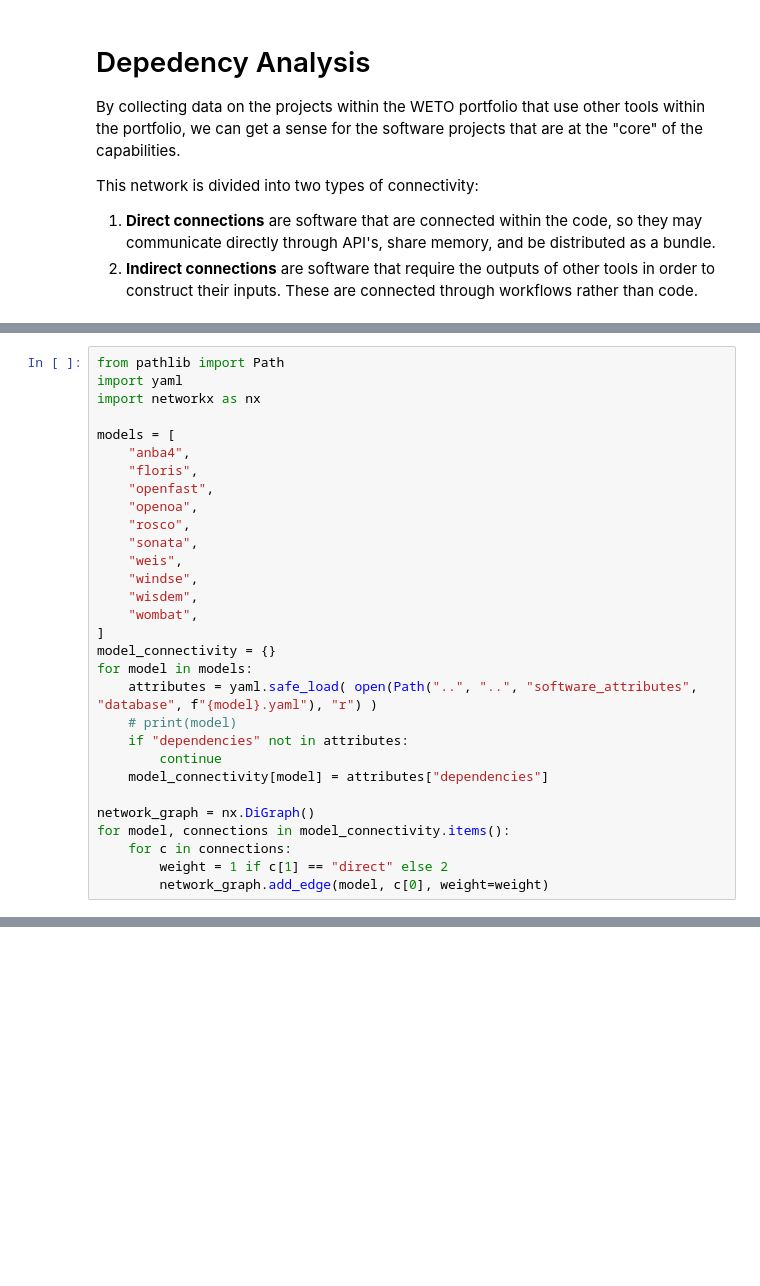
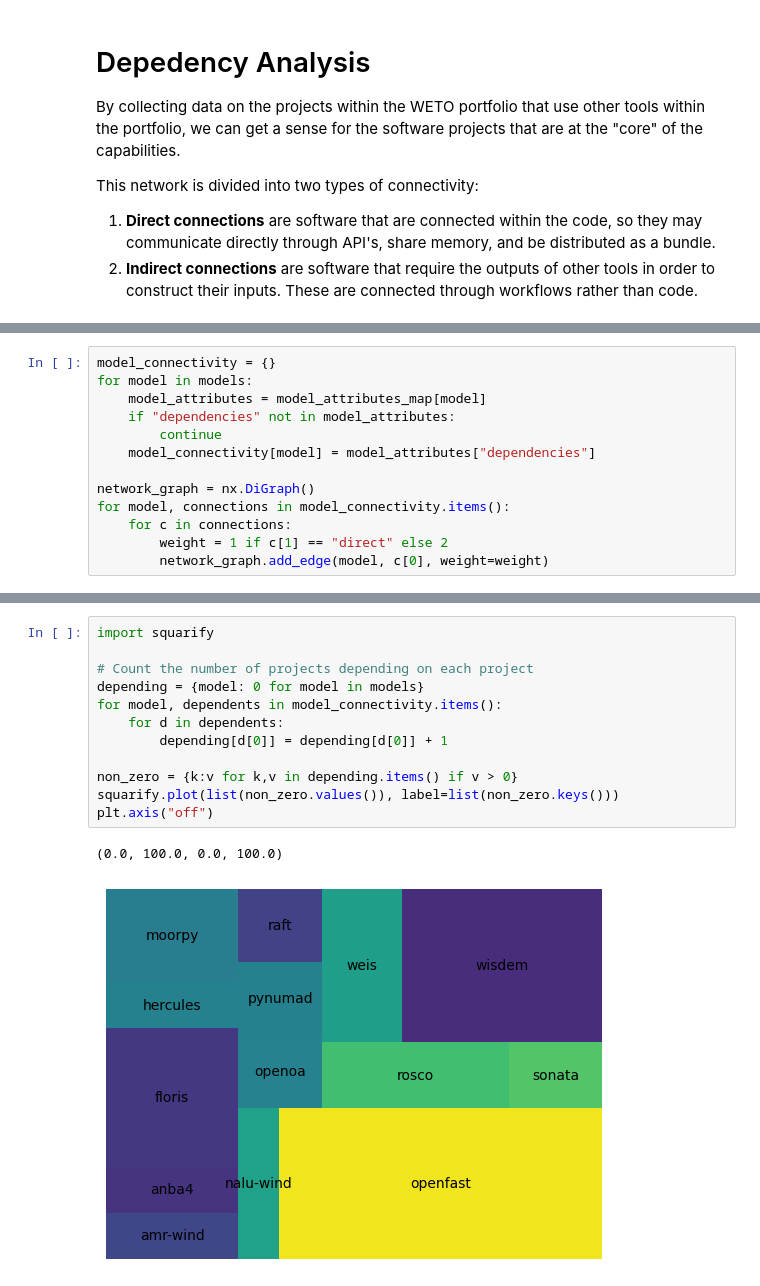
Before and after one commit to NREL/WETOStack, a Jupyter notebook: docs/portfolio_analysis/map_network.ipynb, the cells around one changed output, grey strips where cells are left out. Saved outputs shown, nothing was run; the diff lists cells and outputs as text; blank space fills up the shorter version.

```diff
--- a/docs/portfolio_analysis/map_network.ipynb
+++ b/docs/portfolio_analysis/map_network.ipynb
@@ -13,27 +47,10 @@ This network is divided into two types of connectivity:
 # %%
-from pathlib import Path
-import yaml
-import networkx as nx
-
-models = [
-    "anba4",
-    "floris",
-    "openfast",
-    "openoa",
-    "rosco",
-    "sonata",
-    "weis",
-    "windse",
-    "wisdem",
-    "wombat",
-]
 model_connectivity = {}
 for model in models:
-    attributes = yaml.safe_load( open(Path("..", "..", "software_attributes", "database", f"{model}.yaml"), "r") )
-    # print(model)
-    if "dependencies" not in attributes:
+    model_attributes = model_attributes_map[model]
+    if "dependencies" not in model_attributes:
         continue
-    model_connectivity[model] = attributes["dependencies"]
+    model_connectivity[model] = model_attributes["dependencies"]
 
 network_graph = nx.DiGraph()
 for model, connections in model_connectivity.items():
@@ -121,0 +144,15 @@ See https://github.com/networkx/networkx/issues/5723
+# %%
+import squarify
+
+# Count the number of projects depending on each project
+depending = {model: 0 for model in models}
+for model, dependents in model_connectivity.items():
+    for d in dependents:
+        depending[d[0]] = depending[d[0]] + 1
+
+non_zero = {k:v for k,v in depending.items() if v > 0}
+squarify.plot(list(non_zero.values()), label=list(non_zero.keys()))
+plt.axis("off")
+# %% [output]
+(0.0, 100.0, 0.0, 100.0)
+[figure, added]
```
Also changed, not shown: parts of 2 cells of this notebook, 3 other files.
